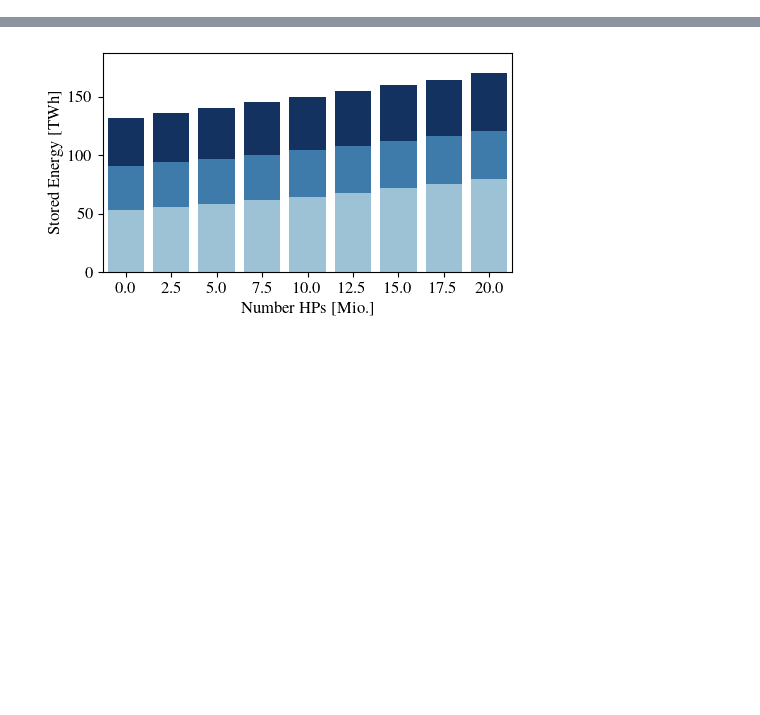
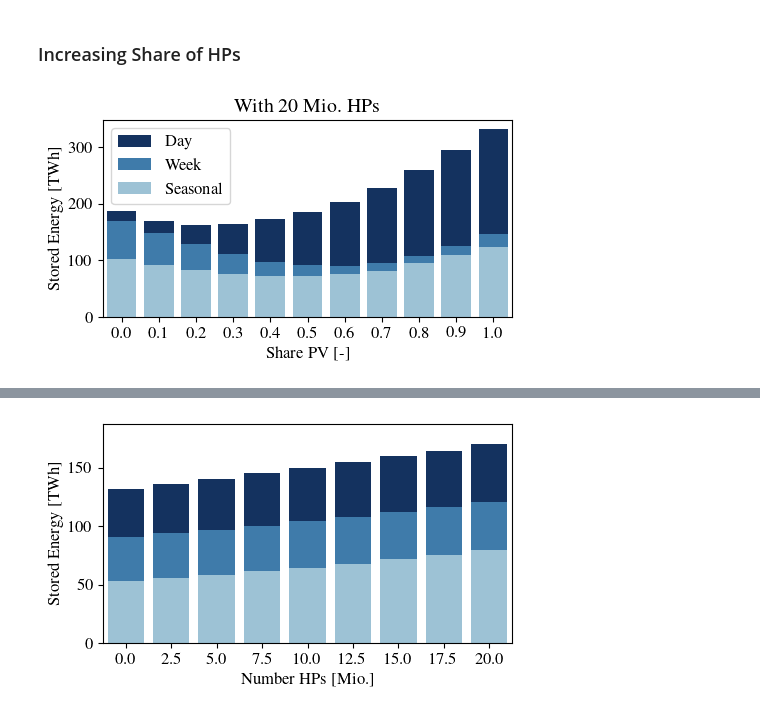
Before and after one commit to AnyaHe/SEM, a Jupyter notebook: Plots.ipynb, the cells around one changed output, grey strips where cells are left out. Saved outputs shown, nothing was run; the diff lists cells and outputs as text; code cells hidden in the pictures; blank space fills up the shorter version.

```diff
--- a/Plots.ipynb
+++ b/Plots.ipynb
@@ -83,0 +501,19 @@ def load_scenarios_and_diff(scenario_ref, scenario_flex, variation_parameter):
+# %% [markdown]
+### Increasing Share of HPs
+# %%
+scenario = "Variation_Generation_HPs"
+storage_equivalent = pd.read_csv(
+        "results/{}/storage_equivalents.csv".format(scenario),
+        index_col=0)
+parameter = {"share_pv": "Share PV [-]"}
+ylabel = "Stored Energy [TWh]"
+language = "english"
+plot_storage_equivalent_germany_stacked(
+            storage_equivalent,
+            parameter=parameter,
+            ylabel=ylabel,
+            language=language,
+            title="With 20 Mio. HPs"
+        )
+# %% [output]
+[figure, added]
```
Also changed, not shown: parts of 156 cells of this notebook.
